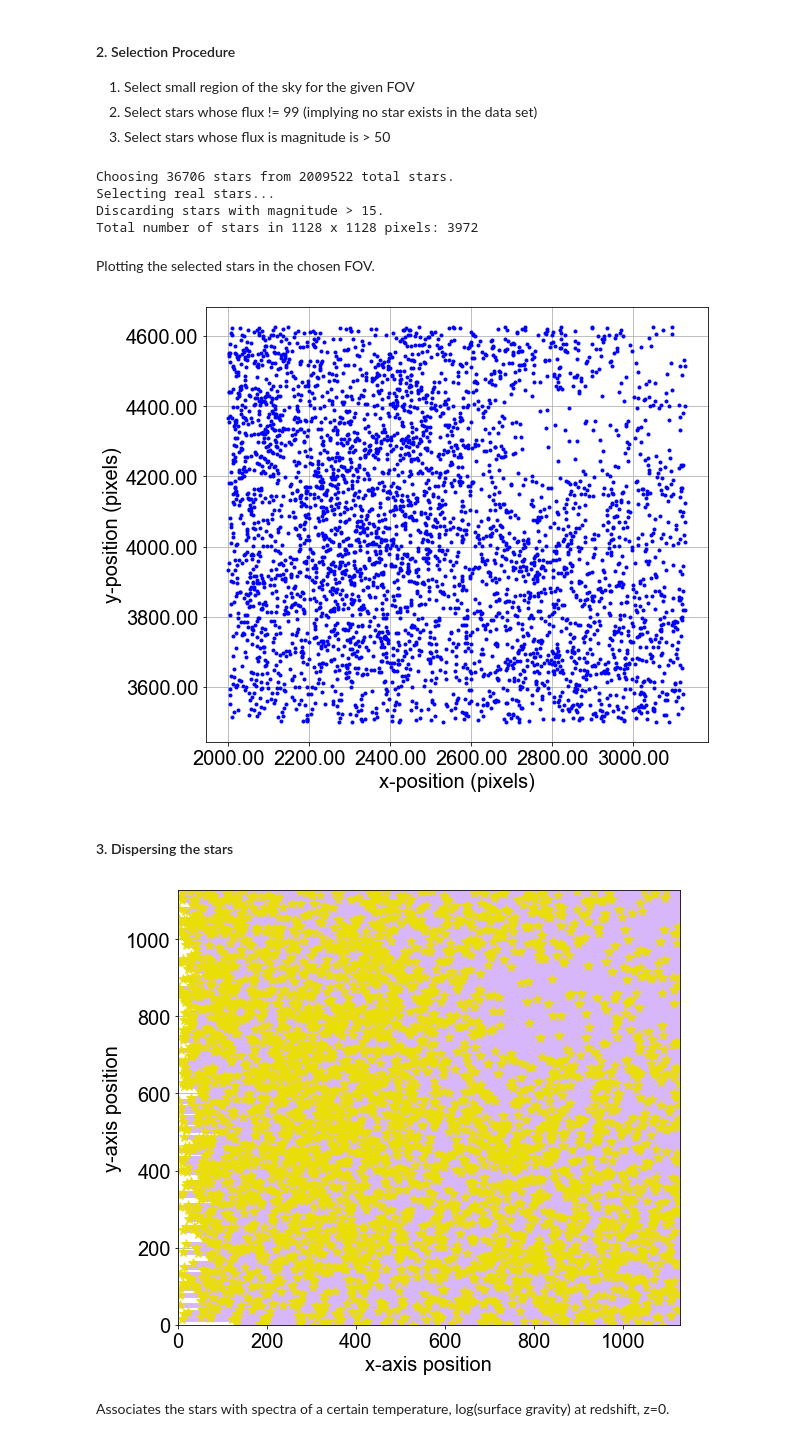
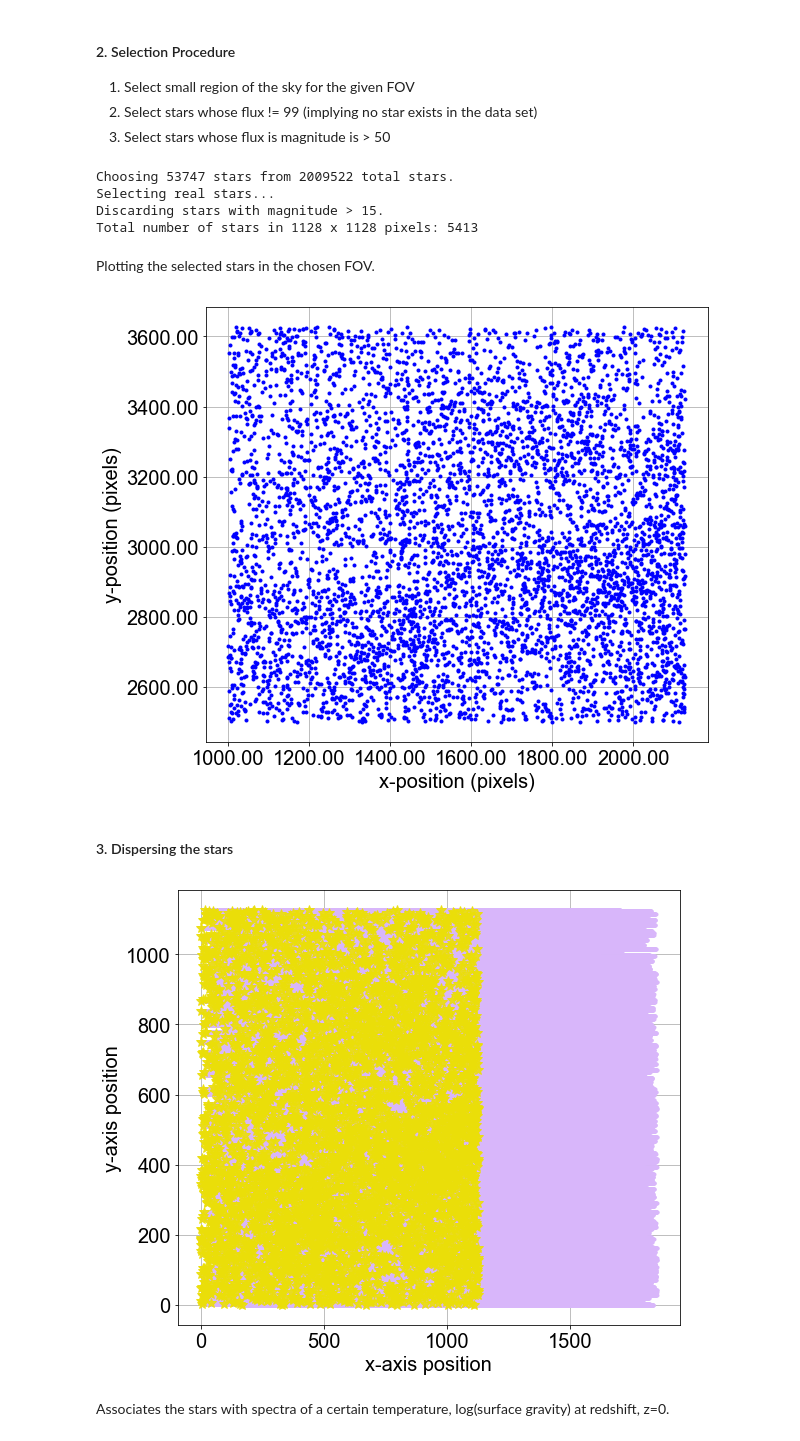
Before and after one commit to SoumyaShreeram/Slitless_spectroscopy, a Jupyter notebook: 02_Using_GALACTICNUCLEUS_catalog_to_produce_spectral_images.ipynb, the cells around one changed output. Saved outputs shown, nothing was run; the diff lists cells and outputs as text; code cells hidden in the pictures.

```diff
--- a/02_Using_GALACTICNUCLEUS_catalog_to_produce_spectral_images.ipynb
+++ b/02_Using_GALACTICNUCLEUS_catalog_to_produce_spectral_images.ipynb
@@ -66,13 +62,10 @@ data_dir = os.path.join(current_dir, "Data")
 string_name = 'central_pixels.txt'
 filename = os.path.join(data_dir, string_name)
 
-# region of the sky into which we zoom in
-de_ll, de_ul = -29.04, -29.06
-
 # FOV in pixels
 l_pix, u_pix = 0, 1128
 
-# cuts off stars below a certain flux from the bottom
+# cuts off faint stars with mag > cut_off_ll
 cut_off_ll = 15
 
 # set the dispersion range of the spectra
@@ -86,9 +79,13 @@ pixel_scale_EMIR = 0.193
 pixel_scale_HAWK_I = 0.053
 pixel_factor = pixel_scale_EMIR/pixel_scale_HAWK_I
 
-# selecting a small region of the sky
-x_start, y_start = 2000, 3500
+# start pixels of a small region of the sky
+x_start, y_start = 1000, 2500
 limits = ssfm.generateLimits(x_start, y_start, u_pix)
+
+# PSF parameters
+sigma_PSF = 10
+factor_widen_PSF = int(disperse_range/3)
 # %% [output]
 The size of dispersion is set to be 727 pixels
 # %% [markdown]
@@ -128,10 +125,10 @@ x_pos, y_pos, mag_H, mag_Ks = ssfm.cutOffFlux(cut_off_ll, x_pos, y_pos, mag_H, m
 
 print('Total number of stars in %d x %d pixels: %d'%(u_pix, u_pix, len(mag_Ks)))
 # %% [output]
-Choosing 36706 stars from 2009522 total stars.
+Choosing 53747 stars from 2009522 total stars.
 Selecting real stars...
 Discarding stars with magnitude > 15.
-Total number of stars in 1128 x 1128 pixels: 3972
+Total number of stars in 1128 x 1128 pixels: 5413
 # %%
 np.save('Data/selected_FOV.npy', [x_pos, y_pos, mag_H, mag_Ks])
 # %% [markdown]
@@ -145,19 +142,19 @@ pt.setLabel(ax, 'x-position (pixels)', 'y-position (pixels)', '', 'default', 'de
 
 pt.shortenXYaxisTicks(ax)
 # %% [output]
-[figure, old version]
+[figure, new version]
 # %% [markdown]
 #### 3. Dispersing the stars
 # %%
 # mapping right ascension and declination to (pixel, pixel) FOV
 x_pos, y_pos = ssfm.mapToFOVinPixels(x_pos, y_pos, u_pix)
 
 # dispersing the stars and plotting it
-x_disperse, y_disperse = pt.plotDispersedStars(x_pos, y_pos, l_pix, u_pix, \
-                                               disperse_range, waves_k, \
-                                               dispersion_angle)
+fig, ax = plt.subplots(1,1,figsize=(9,8))
+x_disperse, y_disperse = pt.plotDispersedStars(ax, x_pos, y_pos, disperse_range, \
+                                               waves_k, dispersion_angle)
 # %% [output]
-[figure, old version]
+[figure, new version]
 # %% [markdown]
 Associates the stars with spectra of a certain temperature, log(surface gravity) at redshift, z=0.
 # %%
```
Also changed, not shown: parts of 10 cells of this notebook, 10 other files.
